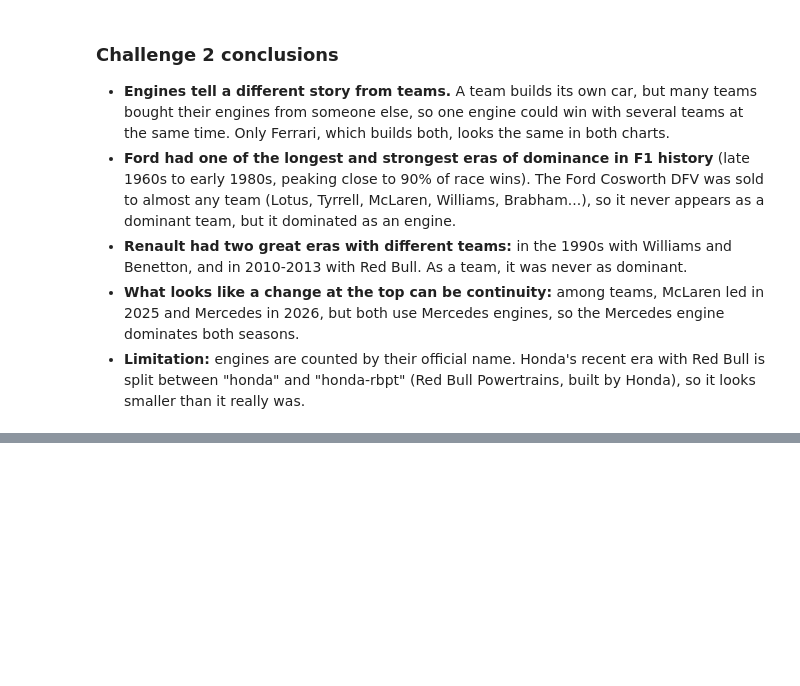
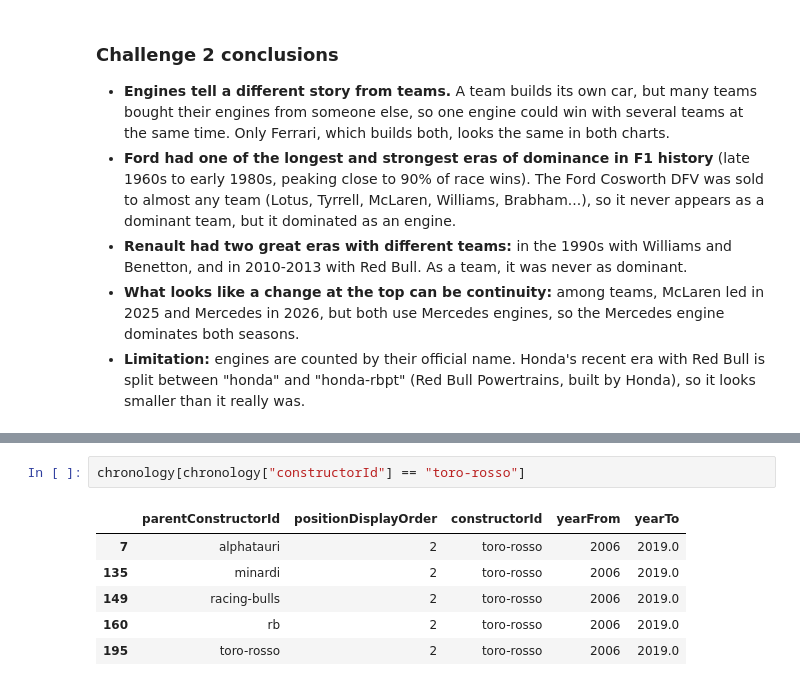
Before and after one commit to AliR-lab/f1-analytics, a Jupyter notebook: notebooks/01_dominant_teams.ipynb, the cells around one changed output, grey strips where cells are left out. Drawn from its saved outputs; the diff is of its cells as text; blank space fills up the shorter version.

```diff
--- a/notebooks/01_dominant_teams.ipynb
+++ b/notebooks/01_dominant_teams.ipynb
@@ -399,0 +417,9 @@ plt.show()
+# %%
+chronology[chronology["constructorId"] == "toro-rosso"]
+# %% [output]
+|  | parentConstructorId | positionDisplayOrder | constructorId | yearFrom | yearTo |
+| 7 | alphatauri | 2 | toro-rosso | 2006 | 2019.0 |
+| 135 | minardi | 2 | toro-rosso | 2006 | 2019.0 |
+| 149 | racing-bulls | 2 | toro-rosso | 2006 | 2019.0 |
+| 160 | rb | 2 | toro-rosso | 2006 | 2019.0 |
+| 195 | toro-rosso | 2 | toro-rosso | 2006 | 2019.0 |
```
Also changed, not shown: parts of 16 cells of this notebook, 1 other file.
